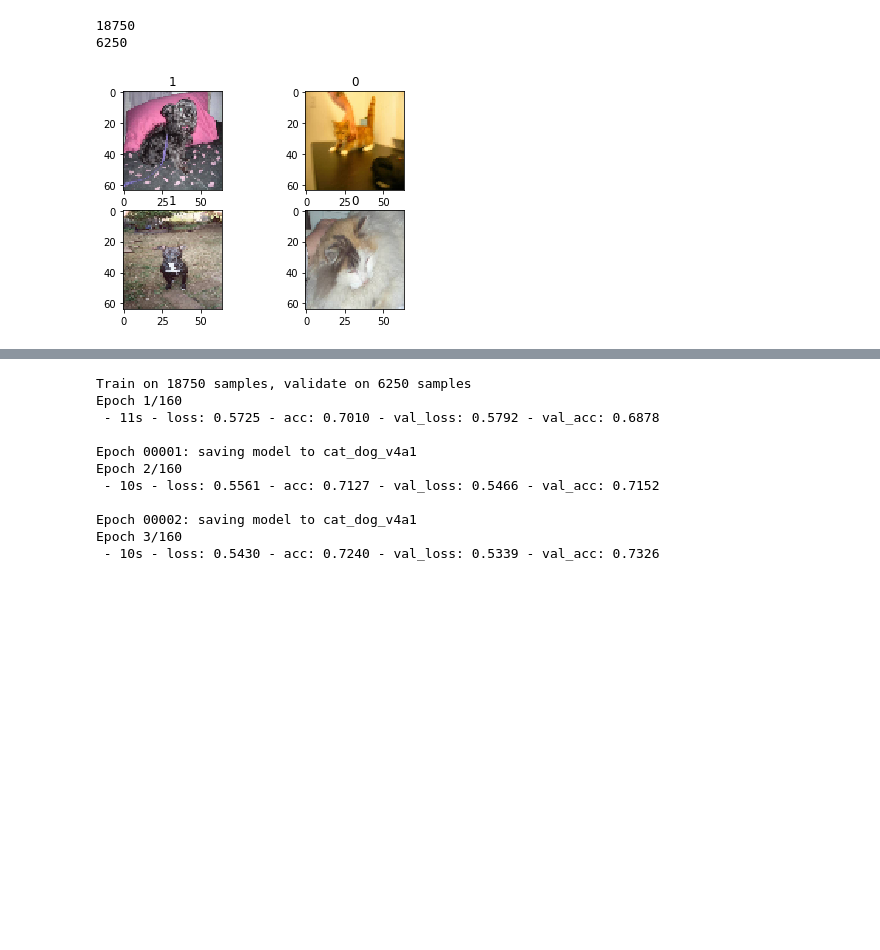
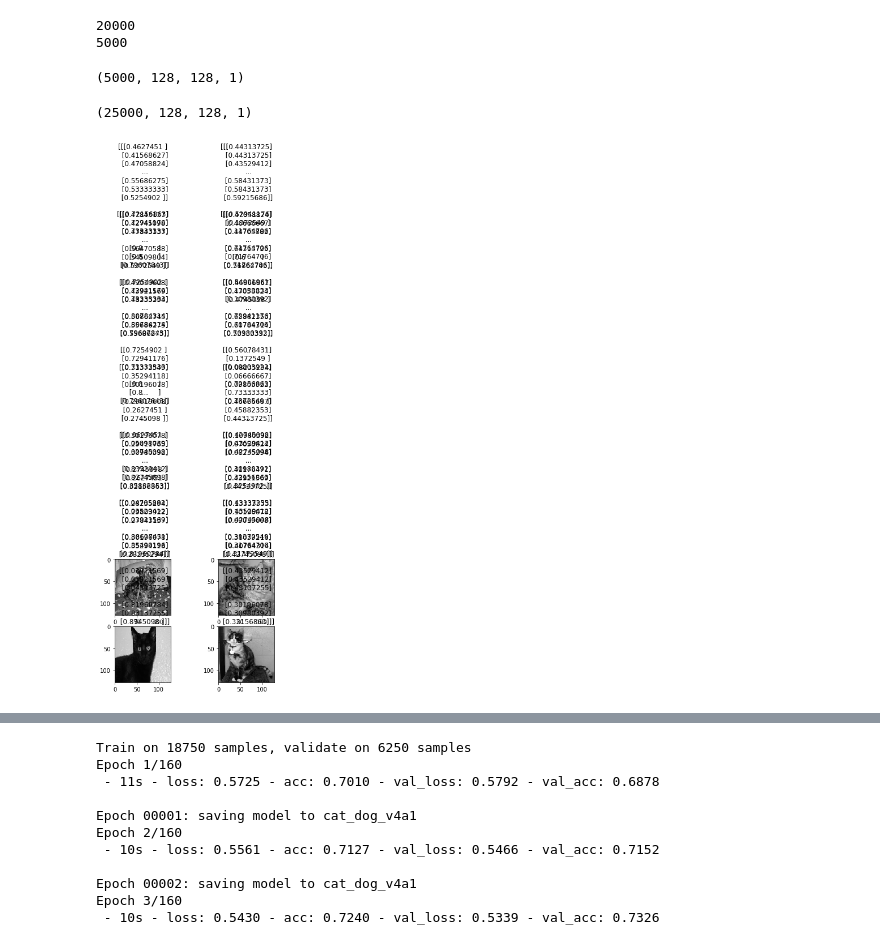
Before and after one commit to ILDanielS/Dogs-VS-Cats, a Jupyter notebook: Fourth Try - Simple Solution.ipynb, the cells around one changed output, grey strips where cells are left out. Saved outputs shown, nothing was run; the diff lists cells and outputs as text; code cells hidden in the pictures; blank space fills up the shorter version.

Commit message:
Changed the model to work with greyscale images

```diff
--- a/Fourth Try - Simple Solution.ipynb
+++ b/Fourth Try - Simple Solution.ipynb
@@ -23,9 +23,9 @@ VAL_DIR_CAT = '../input/validation/cat/'
 
 TEST_DIR = '../input/test/'
 
-ROWS = 64
-COLS = 64
-CHANNELS = 3
+ROWS = 128
+COLS = 128
+CHANNELS = 1
 TOTAL_COUNT = 12500
 TRAIN_COUNT = int(TOTAL_COUNT*0.75)
 VAL_COUNT = int(TOTAL_COUNT*0.25)
@@ -39,7 +39,7 @@ dog_train_list = [TRAIN_DIR_DOG+name for i,name in \
 cat_train_list = [TRAIN_DIR_CAT+name for i,name in \
                   enumerate(os.listdir(TRAIN_DIR_CAT))]
 
-data_dict['train_data'] = dog_train_list + cat_train_list
+data_dict['train_data_files'] = dog_train_list + cat_train_list
 data_dict['train_labels'] = [1]*TRAIN_COUNT + [0]*TRAIN_COUNT
 
 dog_val_list = [VAL_DIR_DOG+name for i, name in \
@@ -47,20 +47,20 @@ dog_val_list = [VAL_DIR_DOG+name for i, name in \
 cat_val_list = [VAL_DIR_CAT+name for i, name in \
                 enumerate(os.listdir(VAL_DIR_CAT))]
 
-data_dict['val_data'] = dog_val_list + cat_val_list
+data_dict['val_data_files'] = dog_val_list + cat_val_list
 data_dict['val_labels']= [1]*VAL_COUNT + [0]*VAL_COUNT
 
-print(len(data_dict['train_data']))
-print(len(data_dict['val_data']))
+print(len(data_dict['train_data_files']))
+print(len(data_dict['val_data_files']))
 # %% [output]
-18750
-6250
+20000
+5000
 # %%
-def load_image(file_path, size=(ROWS,COLS)):
-    img = cv2.imread(file_path, cv2.IMREAD_COLOR)
-    b,g,r = cv2.split(img)
-    rgb_img = cv2.merge([r,g,b])
-    return cv2.resize(rgb_img, (ROWS,COLS))
+def load_image(file_path):
+    img = cv2.imread(file_path, cv2.IMREAD_GRAYSCALE)
+#     b,g,r = cv2.split(img)
+#     rgb_img = cv2.merge([r,g,b])
+    return cv2.resize(img, (ROWS,COLS))
 
 
 def load_image_list(file_list):
@@ -68,32 +68,40 @@ def load_image_list(file_list):
     data = np.ndarray((count, ROWS, COLS, CHANNELS),\
                       dtype=np.uint8)
     for i, image_name in tqdm(enumerate(file_list)):
-        data[i] = load_image(image_name)
+        data[i] = np.expand_dims(load_image(image_name), axis=2)
     return data / 255.0
 
+
 data_dict['train_data'] = load_image_list(\
-                            data_dict['train_data'])
+                            data_dict['train_data_files'])
 data_dict['val_data'] = load_image_list(\
-                            data_dict['val_data'])
+                            data_dict['val_data_files'])
+print(data_dict['val_data'].shape)
+# %% [output]
+(5000, 128, 128, 1)
 # %%
 data_dict['all_data'] = np.concatenate((data_dict['train_data'], data_dict['val_data']), axis=0)
 data_dict['all_labels'] = data_dict['train_labels'] + data_dict['val_labels']
+
+data_dict['all_data'].shape
+# %% [output]
+(25000, 128, 128, 1)
 # %%
 f, axarr = plt.subplots(2,2)
-axarr[0,0].set_title(data_dict['train_labels'][0])
-axarr[0,0].imshow(data_dict['train_data'][0])
+axarr[0,0].set_title(data_dict['all_data'][0])
+axarr[0,0].imshow(np.squeeze(data_dict['all_data'][0], axis=2), cmap='gray')
 
-axarr[1,0].set_title(data_dict['train_labels'][TRAIN_COUNT-1])
-axarr[1,0].imshow(data_dict['train_data'][TRAIN_COUNT-1])
+axarr[1,0].set_title(data_dict['all_data'][TOTAL_COUNT-1])
+axarr[1,0].imshow(np.squeeze(data_dict['all_data'][TOTAL_COUNT-1]), cmap='gray')
 
-axarr[0,1].set_title(data_dict['train_labels'][TRAIN_COUNT])
-axarr[0,1].imshow(data_dict['train_data'][TRAIN_COUNT])
+axarr[0,1].set_title(data_dict['all_data'][TOTAL_COUNT])
+axarr[0,1].imshow(np.squeeze(data_dict['all_data'][TOTAL_COUNT]), cmap='gray')
 
-axarr[1,1].set_title(data_dict['train_labels'][TRAIN_COUNT*2 -1])
-axarr[1,1].imshow(data_dict['train_data'][TRAIN_COUNT*2 -1])
+axarr[1,1].set_title(data_dict['all_data'][TOTAL_COUNT*2 -1])
+axarr[1,1].imshow(np.squeeze(data_dict['all_data'][TOTAL_COUNT*2 -1]), cmap='gray')
 plt.show()
 # %% [output]
-[figure, old version]
+[figure, new version]
 # %%
 model = Sequential()
 model.add(Conv2D(filters=4, kernel_size=(4,4),\
```
Also changed, not shown: parts of 1 cell of this notebook.
